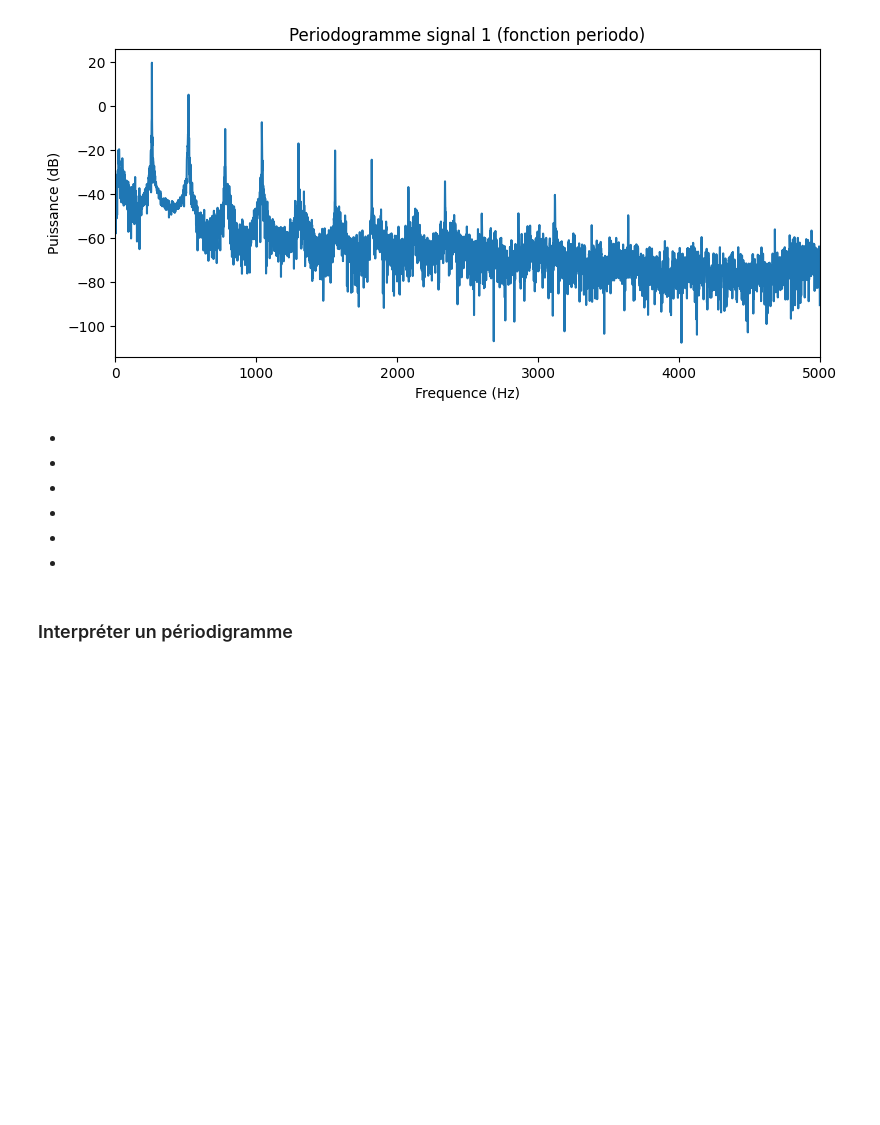
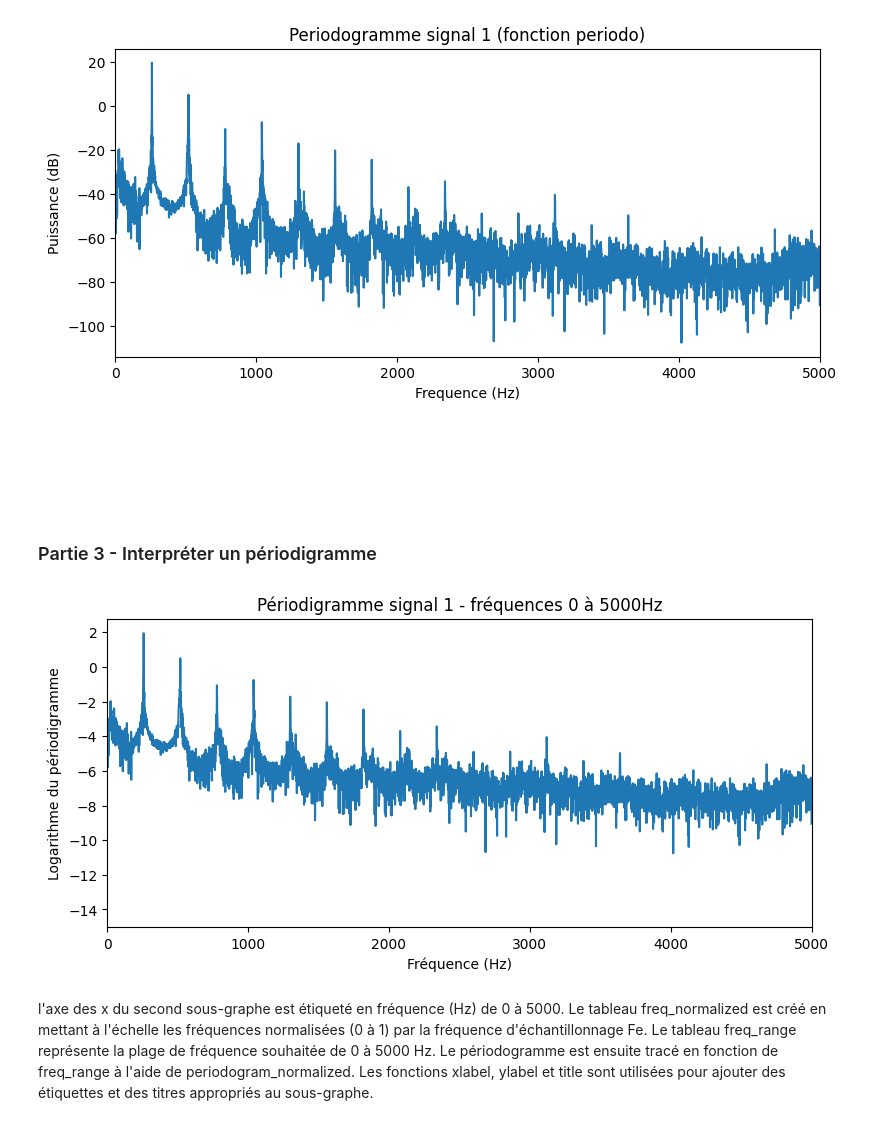
Before and after one commit to baptistejouin/IMACS3-TS-FFT, a Jupyter notebook: TP_FFT.ipynb, the cells around one changed output. Drawn from its saved outputs; the diff is of its cells as text; code cells hidden in the pictures; blank space fills up the shorter version.

```diff
--- a/TP_FFT.ipynb
+++ b/TP_FFT.ipynb
@@ -197,11 +192,27 @@ plt.show()
 # %% [output]
 [figure]
 # %% [markdown]
--
--
--
--
--
--
+<!-- epsace -->
+# %% [markdown]
+<!-- epsace -->
+# %% [markdown]
+<!-- epsace -->
+# %% [markdown]
+<!-- epsace -->
+# %% [markdown]
+<!-- epsace -->
 # %% [markdown]
-### Interpréter un périodigramme
+### Partie 3 - Interpréter un périodigramme
+# %%
+plt.figure(4,figsize=(20,4))
+plt.subplot(121)
+plt.plot(freq*44100, np.log10(periodogram))
+plt.xlim(0, 5000)
+plt.xlabel('Fréquence (Hz)')
+plt.ylabel('Logarithme du périodigramme')
+plt.title('Périodigramme signal 1 - fréquences 0 à 5000Hz')
+plt.show()
+# %% [output]
+[figure, added]
+# %% [markdown]
+ l'axe des x du second sous-graphe est étiqueté en fréquence (Hz) de 0 à 5000. Le tableau freq_normalized est créé en mettant à l'échelle les fréquences normalisées (0 à 1) par la fréquence d'échantillonnage Fe. Le tableau freq_range représente la plage de fréquence souhaitée de 0 à 5000 Hz. Le périodogramme est ensuite tracé en fonction de freq_range à l'aide de periodogram_normalized. Les fonctions xlabel, ylabel et title sont utilisées pour ajouter des étiquettes et des titres appropriés au sous-graphe.
```
Also changed, not shown: parts of 9 cells of this notebook.
